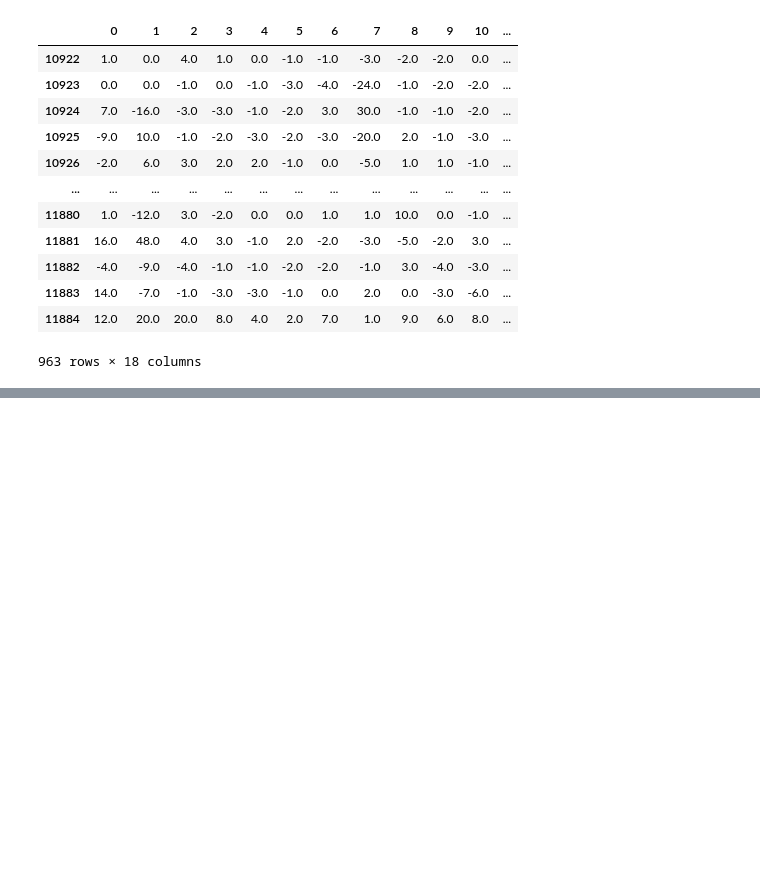
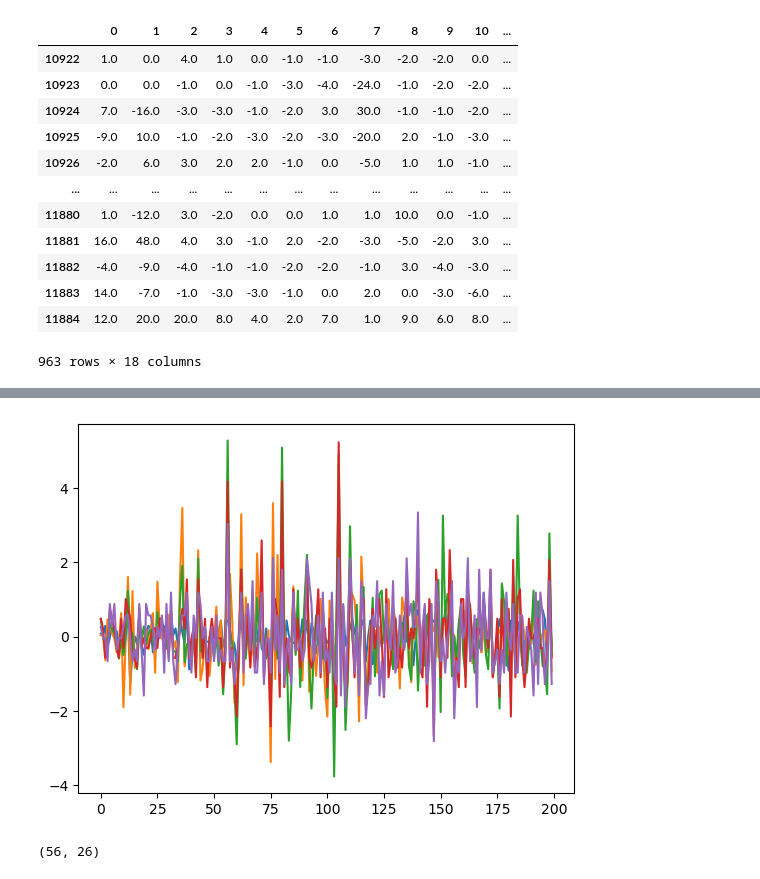
Before and after one commit to alizma/signatures-hand-synergies, a Jupyter notebook: classify_stim.ipynb, the cells around one changed output, grey strips where cells are left out. Drawn from its saved outputs; the diff is of its cells as text; code cells hidden in the pictures; blank space fills up the shorter version.

```diff
--- a/classify_stim.ipynb
+++ b/classify_stim.ipynb
@@ -161,0 +140,5 @@ windows[9].tail()
+# %%
+for i in range(5):
+    plt.plot(windows[0][i])
+# %% [output]
+[figure, added]
@@ -161,0 +157,4 @@ windows[9].tail()
+# %%
+len(train_windows), len(test_windows)
+# %% [output]
+(56, 26)
```
Also changed, not shown: parts of 38 cells of this notebook.
